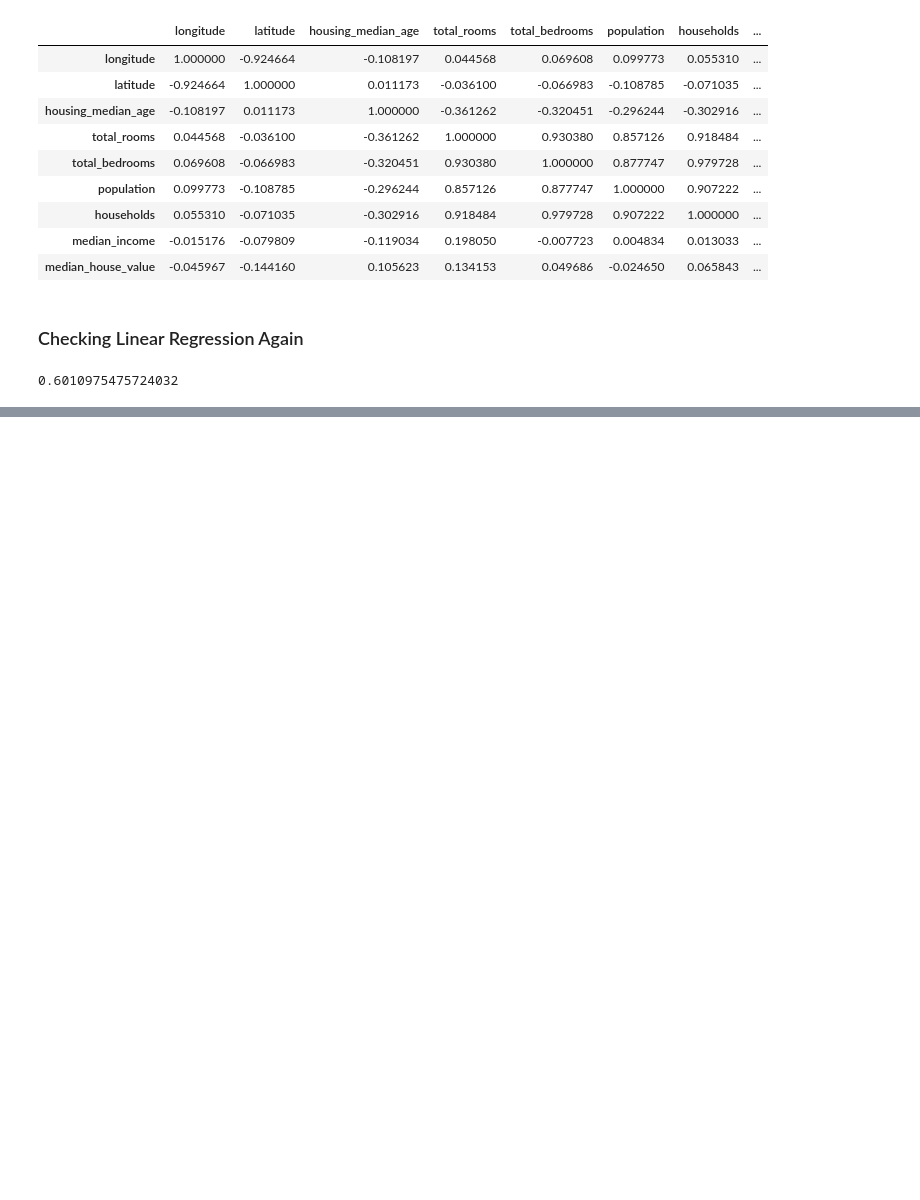
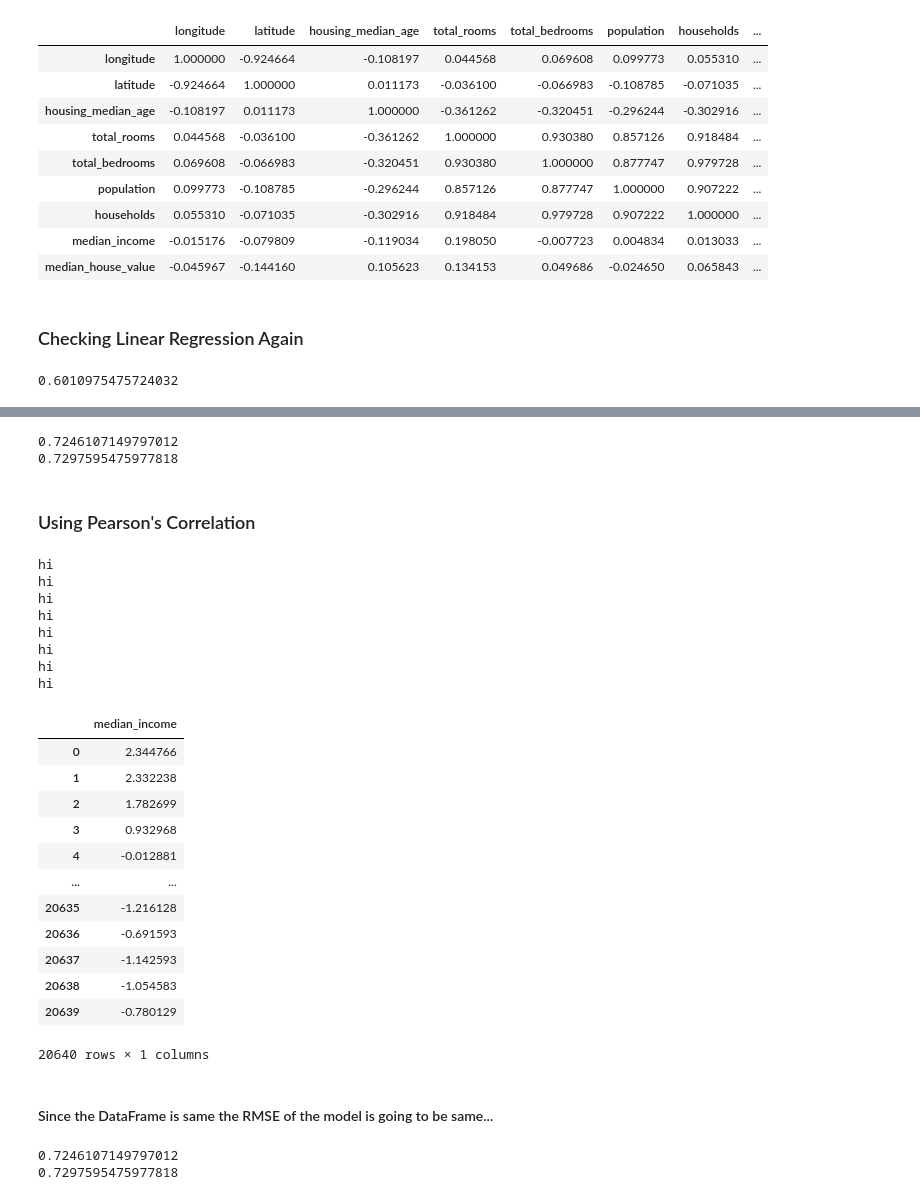
Before and after one commit to SBerkeB/ml_project1, a Jupyter notebook: IterativeImputer.ipynb, the cells around one changed output, grey strips where cells are left out. Cells and saved outputs as stored; diff of their text form; code cells hidden in the pictures; blank space fills up the shorter version.

```diff
--- a/IterativeImputer.ipynb
+++ b/IterativeImputer.ipynb
@@ -212,0 +265,67 @@ print(lr_rmse)
+# %%
+X = changed_df
+Y = df_imputed_scaled["median_house_value"]
+X_train, X_test, Y_train, Y_test = train_test_split(X, Y, test_size = 0.2, random_state = 42)
+lr.fit(X_train, Y_train)
+Y_predict_train = lr.predict(X_train)
+Y_predict_test = lr.predict(X_test)
+lr_mse1 = mean_squared_error(Y_train, Y_predict_train)
+lr_mse2 = mean_squared_error(Y_test, Y_predict_test)
+print(np.sqrt(lr_mse1))
+print(np.sqrt(lr_mse2))
+# %% [output]
+0.7246107149797012
+0.7297595475977818
+# %% [markdown]
+### Using Pearson's Correlation
+# %%
+df = housing[housing.columns[:9]].corr(method = "pearson")
+df = df[["median_house_value"]]
+df = df.transpose()
+
+changed_df = df_imputed_scaled
+worst_corr = 0.5
+for row in range(df.shape[1]):
+    if abs(df.loc["median_house_value"][row]) <= worst_corr or df.loc["median_house_value"][row] == 1:
+        print("hi")
+        changed_df = changed_df.drop(df.columns[row], axis= 1)
+
+changed_df
+# %% [output]
+hi
+hi
+hi
+hi
+hi
+hi
+hi
+hi
+|  | median_income |
+| 0 | 2.344766 |
+| 1 | 2.332238 |
+| 2 | 1.782699 |
+| 3 | 0.932968 |
+| 4 | -0.012881 |
+| ... | ... |
+| 20635 | -1.216128 |
+| 20636 | -0.691593 |
+| 20637 | -1.142593 |
+| 20638 | -1.054583 |
+| 20639 | -0.780129 |
+20640 rows × 1 columns
+# %% [markdown]
+#### Since the DataFrame is same the RMSE of the model is going to be same...
+# %%
+X = changed_df
+Y = df_imputed_scaled["median_house_value"]
+X_train, X_test, Y_train, Y_test = train_test_split(X, Y, test_size = 0.2, random_state = 42)
+lr.fit(X_train, Y_train)
+Y_predict_train = lr.predict(X_train)
+Y_predict_test = lr.predict(X_test)
+lr_mse1 = mean_squared_error(Y_train, Y_predict_train)
+lr_mse2 = mean_squared_error(Y_test, Y_predict_test)
+print(np.sqrt(lr_mse1))
+print(np.sqrt(lr_mse2))
+# %% [output]
+0.7246107149797012
+0.7297595475977818
```
Also changed, not shown: parts of 5 cells of this notebook.
